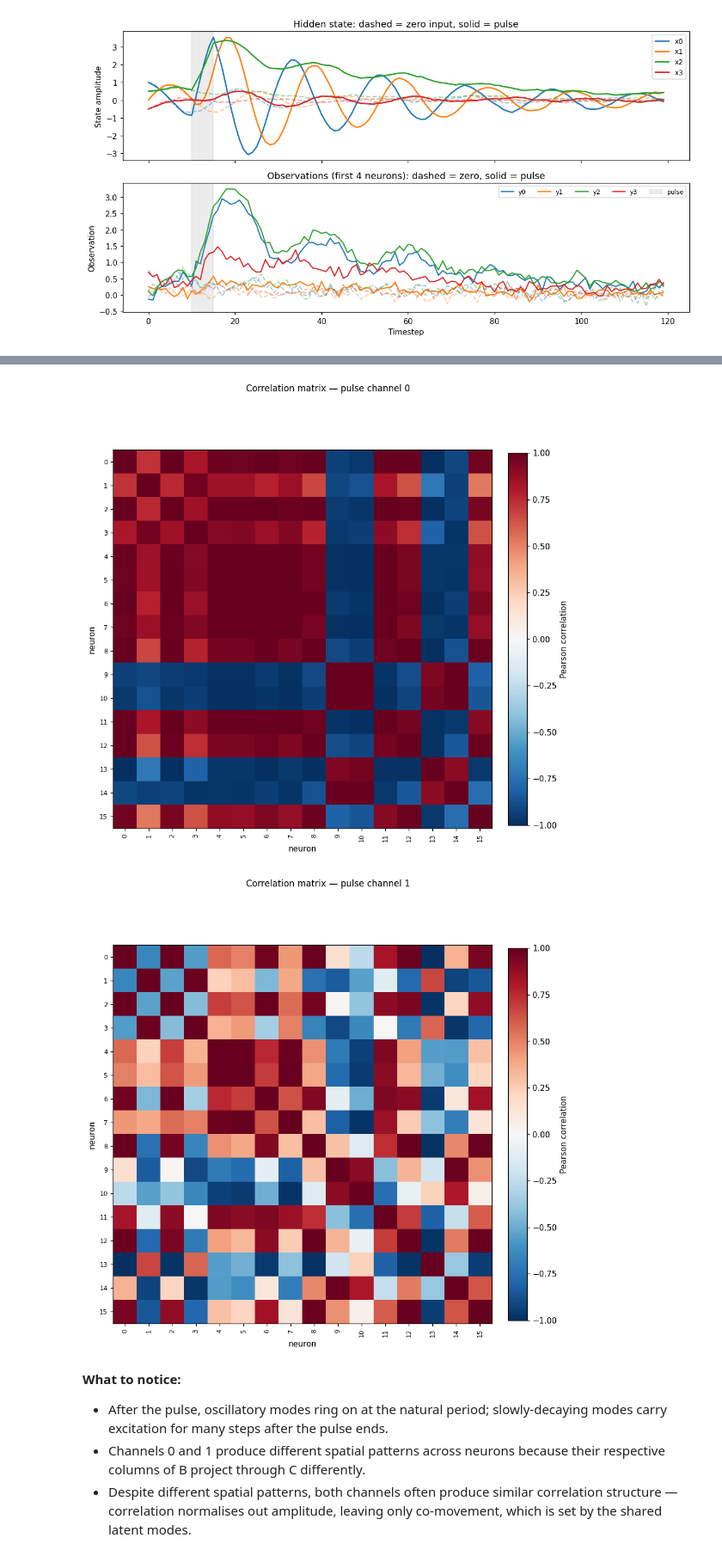
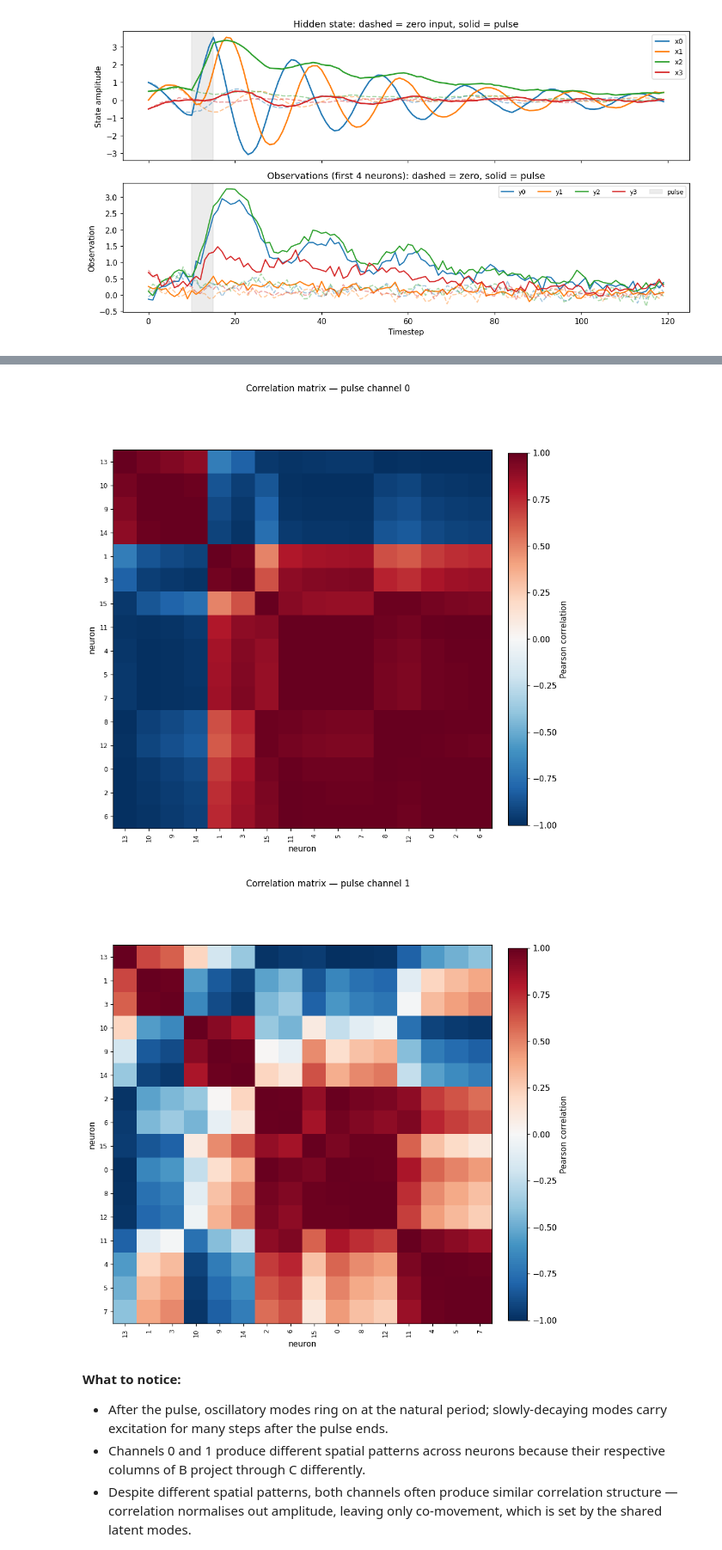
Before and after one commit to henrikhalasz/GG4, a Jupyter notebook: week 1/system_analysis.ipynb, the cells around one changed output, grey strips where cells are left out. Shown at 86% size. Cells and saved outputs as stored; diff of their text form; code cells hidden in the pictures.

Commit message:
sorting for the heatmaps in the notebooks and clustering for the correlation matrices

```diff
--- a/week 1/system_analysis.ipynb
+++ b/week 1/system_analysis.ipynb
@@ -311,18 +313,20 @@ if sim.input_dim > 1:
     ill_pulse_ch1 = Illustrator(trials_pulse1['y'])
 
     fig = ill_pulse.plot_heatmap(zscore=True,
-                                 title='Pulse spatial pattern — channel 0 (z-scored)')
+                                 cosine_sort=True,
+                                 title='Pulse spatial pattern — channel 0 (z-scored), sorted by cosine sim')
     plt.show()
 
     fig = ill_pulse_ch1.plot_heatmap(zscore=True,
-                                     title='Pulse spatial pattern — channel 1 (z-scored)')
+                                     cosine_sort=True,
+                                     title='Pulse spatial pattern — channel 1 (z-scored), sorted by cosine sim')
     plt.show()
 
-    C0, fig0 = ill_pulse.plot_correlation_matrix(cluster=False,
+    C0, fig0 = ill_pulse.plot_correlation_matrix(cluster=True,
                                                   title='Correlation matrix — pulse channel 0')
     plt.show()
 
-    C1, fig1 = ill_pulse_ch1.plot_correlation_matrix(cluster=False,
+    C1, fig1 = ill_pulse_ch1.plot_correlation_matrix(cluster=True,
                                                       title='Correlation matrix — pulse channel 1')
     plt.show()
 else:
@@ -333,5 +337,5 @@ else:
-[figure, old version]
+[figure, new version]
-[figure, old version]
+[figure, new version]
 # %% [markdown]
 **What to notice:**
 - After the pulse, oscillatory modes ring on at the natural period; slowly-decaying
```
Also changed, not shown: parts of 8 cells of this notebook, 1 other file.
